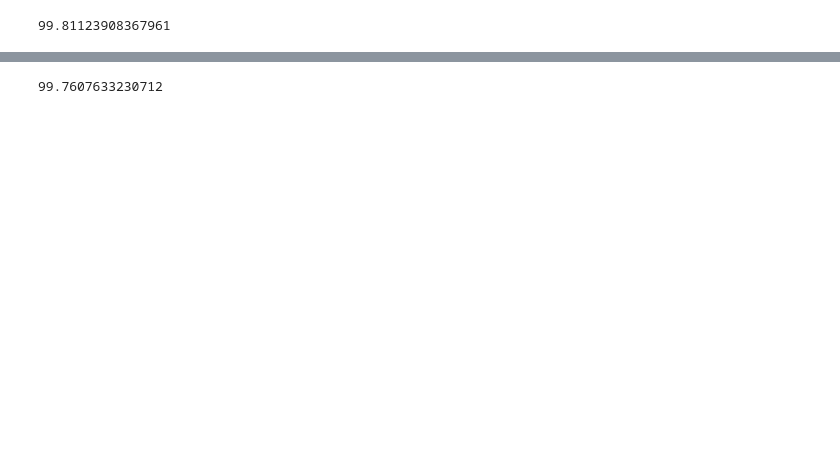
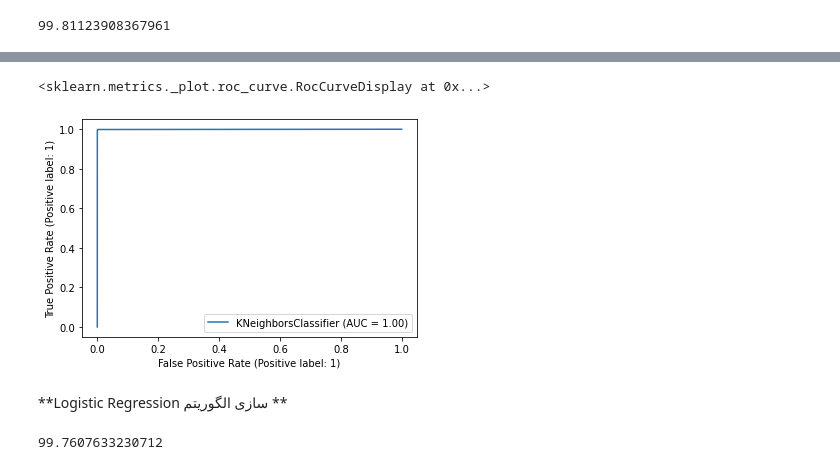
Before and after one commit to bbbb4556/cicmal2022-Ransanware, a Jupyter notebook: Copy_of_Untitled25.ipynb, the cells around one changed output, grey strips where cells are left out. Cells and saved outputs as stored; diff of their text form; code cells hidden in the pictures; blank space fills up the shorter version.

```diff
--- a/Copy_of_Untitled25.ipynb
+++ b/Copy_of_Untitled25.ipynb
@@ -268,3 +282,10 @@ acc_knb_model
+# %%
+plot_roc_curve(knn,x_test,y_test)
+# %% [output]
+<sklearn.metrics._plot.roc_curve.RocCurveDisplay at 0x...>
+[figure, added]
+# %% [markdown]
+**Logistic Regression سازی الگوریتم **
 # %%
 lr=LogisticRegression(C=0.3)
 clfl=lr.fit(x_train,y_train)
```
Also changed, not shown: parts of 36 cells of this notebook.
